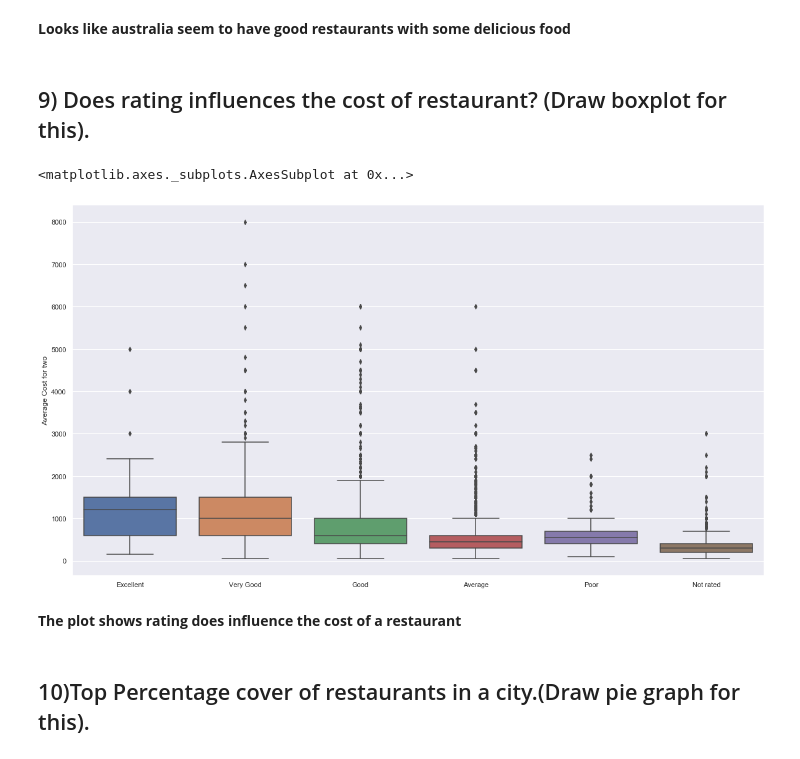
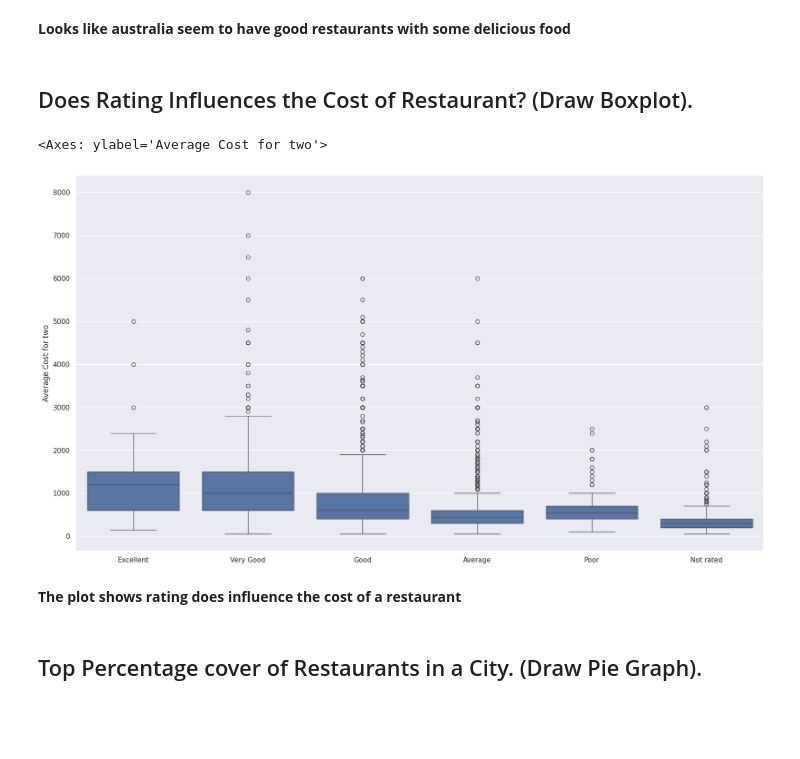
Before and after one commit to ShubhamMaurya7/Zomato-Restaurants-Data-Analysis, a Jupyter notebook: Zomato_Data_Analysis.ipynb, the cells around one changed output. Saved outputs shown, nothing was run; the diff lists cells and outputs as text; code cells hidden in the pictures; blank space fills up the shorter version.

```diff
--- a/Zomato_Data_Analysis.ipynb
+++ b/Zomato_Data_Analysis.ipynb
@@ -286,18 +387,18 @@ plt.xticks(rotation = 90)
 # %% [markdown]
 **Looks like australia seem to have good restaurants with some delicious food**
-# %% [markdown]
-## 9) Does rating influences the cost of restaurant? (Draw boxplot for this).
+# %% [markdown]
+## Does Rating Influences the Cost of Restaurant? (Draw Boxplot).
 # %%
 avgcostforindres=indiaRes['Average Cost for two']
 aggratingofindres=pd.Categorical(values=indiaRes['Rating text'],categories=["Excellent", "Very Good", "Good", "Average", "Poor", "Not rated"], ordered=True)
-sns.boxplot(aggratingofindres,avgcostforindres)
+sns.boxplot(x=aggratingofindres, y=avgcostforindres)
 # %% [output]
-<matplotlib.axes._subplots.AxesSubplot at 0x...>
+<Axes: ylabel='Average Cost for two'>
-[figure, old version]
+[figure, new version]
 # %% [markdown]
 **The plot shows rating does influence the cost of a restaurant**
 # %% [markdown]
-## 10)Top Percentage cover of restaurants in a city.(Draw pie graph for this).
+## Top Percentage cover of Restaurants in a City. (Draw Pie Graph).
 # %%
 plt.figure(figsize=(10,10))
 indiaRes['City'].value_counts().head().plot(kind='pie',autopct='%1.1f%%')
```
Also changed, not shown: parts of 42 cells of this notebook.
